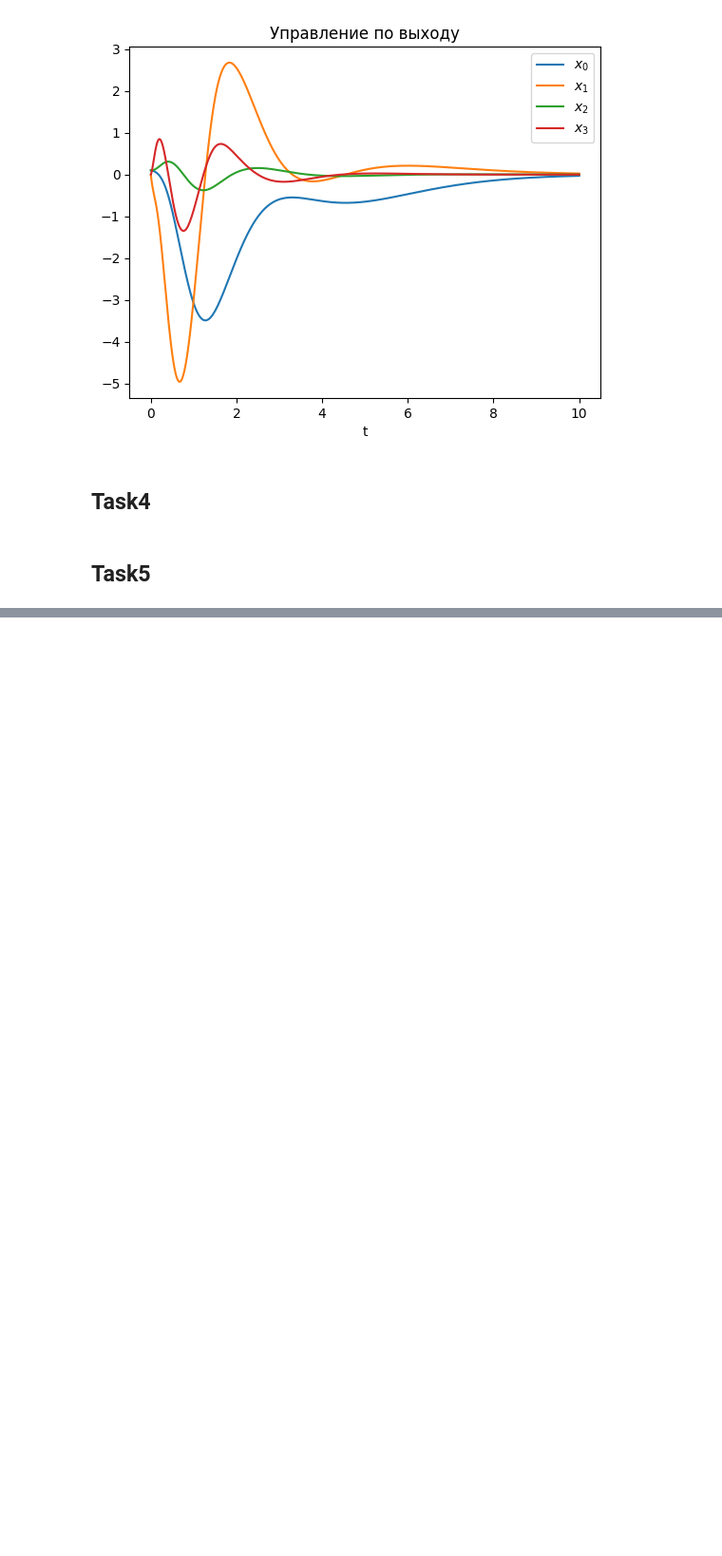
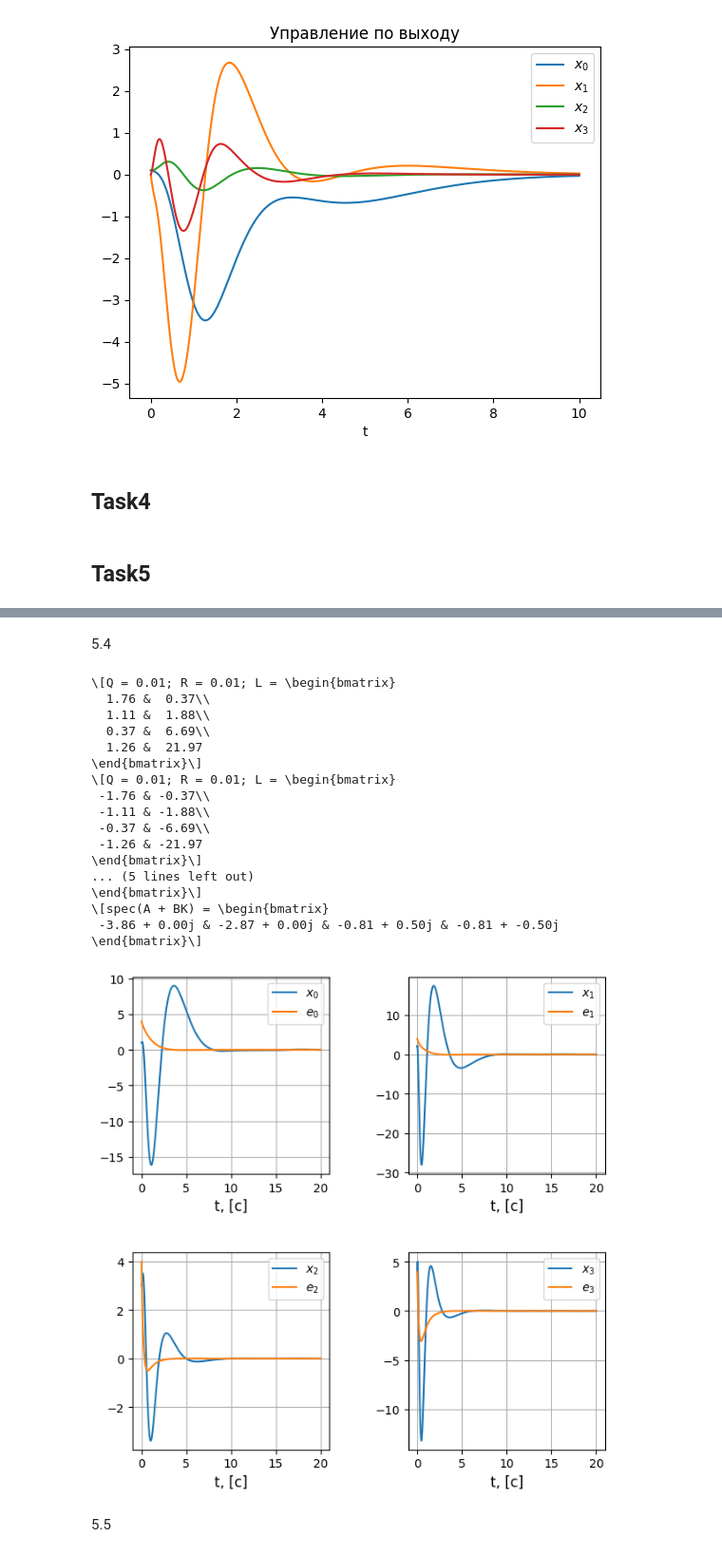
Before and after one commit to lalayants/control-theory-itmo-2023-2024, a Jupyter notebook: project/project.ipynb, the cells around one changed output, grey strips where cells are left out. Shown at 95% size. Drawn from its saved outputs; the diff is of its cells as text; code cells hidden in the pictures; blank space fills up the shorter version.

```diff
--- a/project/project.ipynb
+++ b/project/project.ipynb
@@ -558,0 +651,60 @@ eig(A+BK) = [-14.54+0.j  -2.42+1.j  -2.42-1.j  -1.01+0.j]
+# %% [markdown]
+5.4
+# %%
+std_q, std_r = [0.01] * 4, [0.01] * 2
+L = -generate_Kalman(A, C, std_q, std_r)
+print(f'\[Q = {std_q[0]}; R = {std_r[0]}; L = {a2l.to_ltx(L, print_out=False)}\]')
+print(f'\[spec(A+LC) = {a2l.to_ltx(np.linalg.eigvals(A + L @ C), print_out=False)}\]')
+
+
+Q = np.diag(np.ones((A.shape[0]))) * 1
+R = np.diag(np.ones((B.shape[1]))) * 1
+K, S, E = control.lqr(A, B, Q, R)
+K = -K
+print(f'\[Q = {1}; R = {1}; K= {a2l.to_ltx(K, print_out=False)}\]')
+print(f'\[spec(A + BK) = {a2l.to_ltx(E, print_out=False)}\]')
+
+new_A = np.block([[A + B @ K, -B @ K], [np.zeros((A.shape[0], K.shape[1] * 2 - C.shape[1])), A + L @ C]])
+new_B = np.block([[np.diag([1] * 4), np.zeros((4, 2))], [np.diag([1] * 4), L]])
+
+ts = get_t(20)
+
+f, xi = np.random.normal(0, std_q, (len(ts), 4)), np.random.normal(0, std_r, (len(ts), 2))
+u = np.hstack([f, xi])
+ss = control.ss(new_A, new_B, 0 * new_A, 0 * new_B)
+resp = control.forced_response(ss, T=ts, U=u.T, X0=np.array([1, 2, 3, 4, 4, 4, 4, 4]))
+
+fig, axs = plt.subplots(2, 2, figsize=(7, 7))
+plt.subplots_adjust(left=0.1, bottom=0.1, right=0.9, top=0.9, wspace=0.4,hspace=0.4)
+
+for i, state in enumerate(resp.states[:4]):
+        axs[i//2, i%2].plot(ts, state, label=f'$ x_{i} $')
+        axs[i//2, i%2].plot(ts, resp.states[4 + i], label=f'$ e_{i} $')
+
+for i in range(4):
+    axs[i//2, i%2].set_xlabel(f"t, [c]", fontsize=12)
+#     axs[i//2, i%2].set_title(f"$x_{i} = x_{i}(t)$", fontsize=12)
+    axs[i//2, i%2].grid(True)
+    axs[i//2, i%2].legend()
+plt.savefig(f'{SAVE_PATH}/task5_LQG_lin.jpg')
+# %% [output]
+\[Q = 0.01; R = 0.01; L = \begin{bmatrix}
+  1.76 &  0.37\\
+  1.11 &  1.88\\
+  0.37 &  6.69\\
+  1.26 &  21.97
+\end{bmatrix}\]
+\[Q = 0.01; R = 0.01; L = \begin{bmatrix}
+ -1.76 & -0.37\\
+ -1.11 & -1.88\\
+ -0.37 & -6.69\\
+ -1.26 & -21.97
+\end{bmatrix}\]
+... (5 lines left out)
+\end{bmatrix}\]
+\[spec(A + BK) = \begin{bmatrix}
+ -3.86 + 0.00j & -2.87 + 0.00j & -0.81 + 0.50j & -0.81 + -0.50j
+\end{bmatrix}\]
+[figure, added]
+# %% [markdown]
+5.5
```
Also changed, not shown: parts of 10 cells of this notebook, 4 other files.
